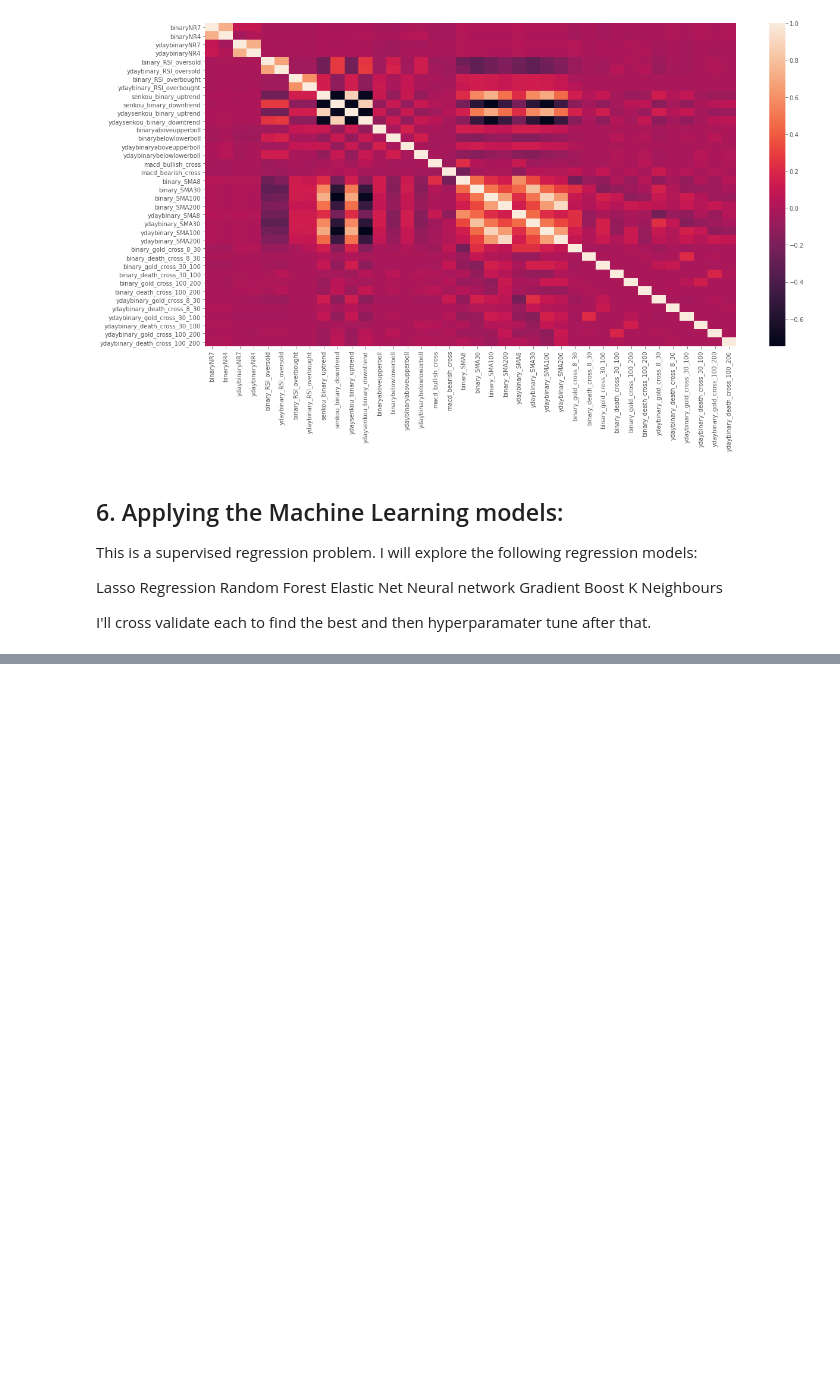
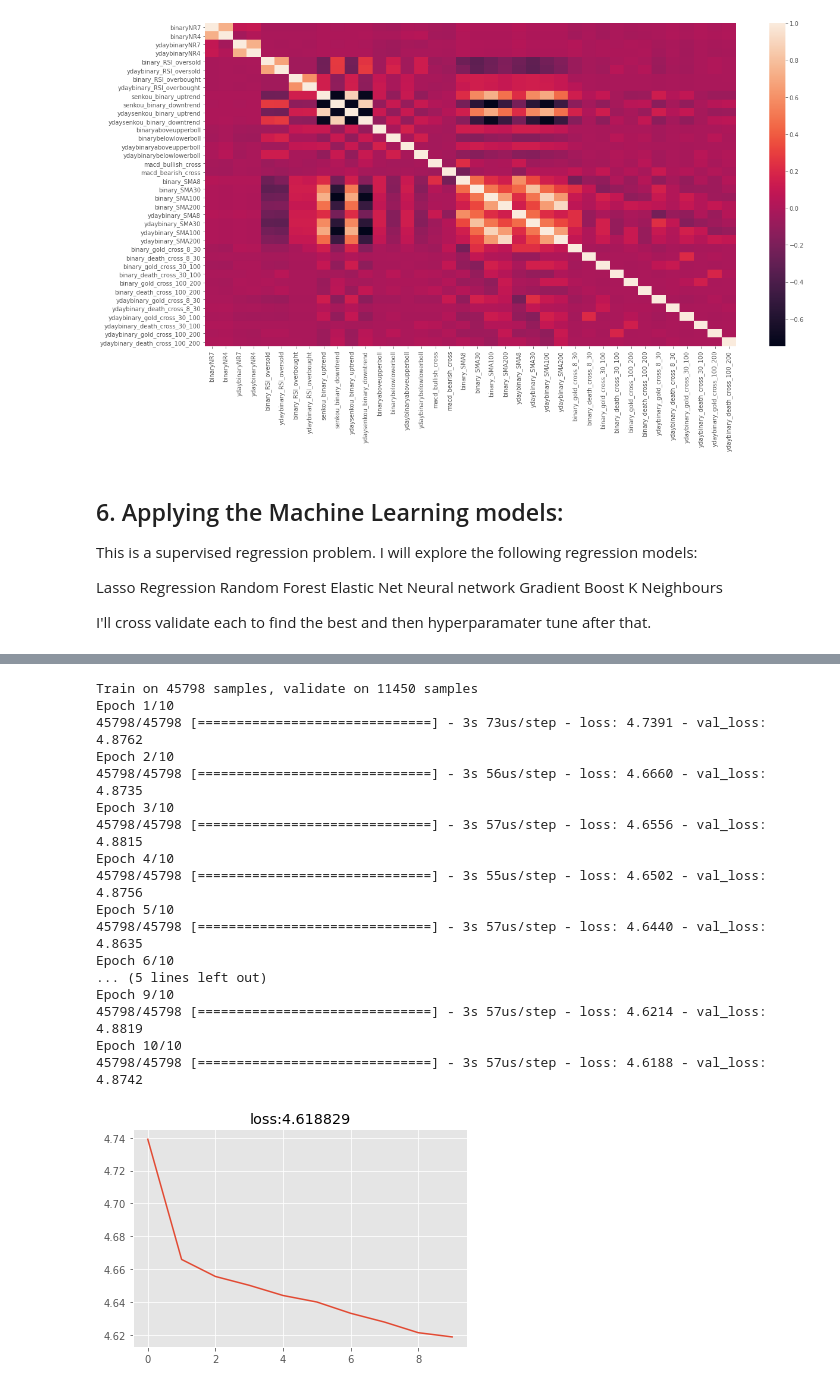
Before and after one commit to londonjevans/Capstone-Two, a Jupyter notebook: Capstone Two - Modelling.ipynb, the cells around one changed output, grey strips where cells are left out. Cells and saved outputs as stored; diff of their text form; code cells hidden in the pictures; blank space fills up the shorter version.

```diff
--- a/Capstone Two - Modelling.ipynb
+++ b/Capstone Two - Modelling.ipynb
@@ -518,0 +762,48 @@ ScaledGBM: -659546222365041.375000 (1190857154476196.000000)
+# %%
+
+X_train, X_test, y_train, y_test = train_test_split(Method2Df.iloc[:-4], y2long, test_size=0.2, random_state=i)
+# Standardize the train and test features
+
+
+epochs =[25, 50, 75, 100]
+layers = [[10,20,1], [15,20,1]]
+
+    # Create the model
+def model_func(layer):
+    model_1 = Sequential()
+    model_1.add(Dense(layer[0],
+        input_dim=X_train.shape[1], activation='relu'))
+    model_1.add(Dense(layer[1], activation='relu'))
+    model_1.add(Dense(layer[2], activation='linear'))
+    return model_1
+
+long_model_2 = Sequential()
+long_model_2.add(Dense(100, input_dim=X_train.shape[1], activation='relu'))
+long_model_2.add(Dense(20, activation='relu'))
+long_model_2.add(Dense(1, activation='linear'))
+
+# Fit the model with our custom 'sign_penalty' loss function
+long_model_2.compile(optimizer='adam', loss=root_mean_squared_error)
+history = long_model_2.fit(X_train, y_train, epochs=10, validation_data=(X_test,y_test))
+plt.plot(history.history['loss'])
+plt.title('loss:' + str(round(history.history['loss'][-1], 6)))
+plt.show()
+# %% [output]
+Train on 45798 samples, validate on 11450 samples
+Epoch 1/10
+45798/45798 [==============================] - 3s 73us/step - loss: 4.7391 - val_loss: 4.8762
+Epoch 2/10
+45798/45798 [==============================] - 3s 56us/step - loss: 4.6660 - val_loss: 4.8735
+Epoch 3/10
+45798/45798 [==============================] - 3s 57us/step - loss: 4.6556 - val_loss: 4.8815
+Epoch 4/10
+45798/45798 [==============================] - 3s 55us/step - loss: 4.6502 - val_loss: 4.8756
+Epoch 5/10
+45798/45798 [==============================] - 3s 57us/step - loss: 4.6440 - val_loss: 4.8635
+Epoch 6/10
+... (5 lines left out)
+Epoch 9/10
+45798/45798 [==============================] - 3s 57us/step - loss: 4.6214 - val_loss: 4.8819
+Epoch 10/10
+45798/45798 [==============================] - 3s 57us/step - loss: 4.6188 - val_loss: 4.8742
+[figure, added]
```
Also changed, not shown: parts of 21 cells of this notebook.
